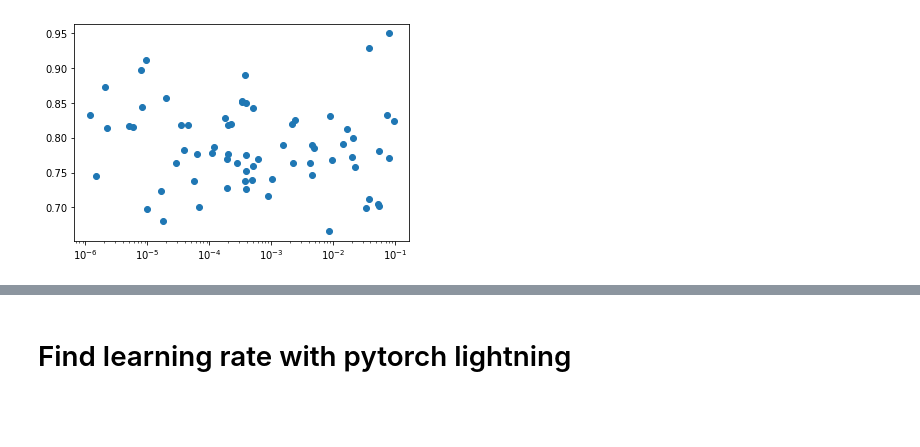
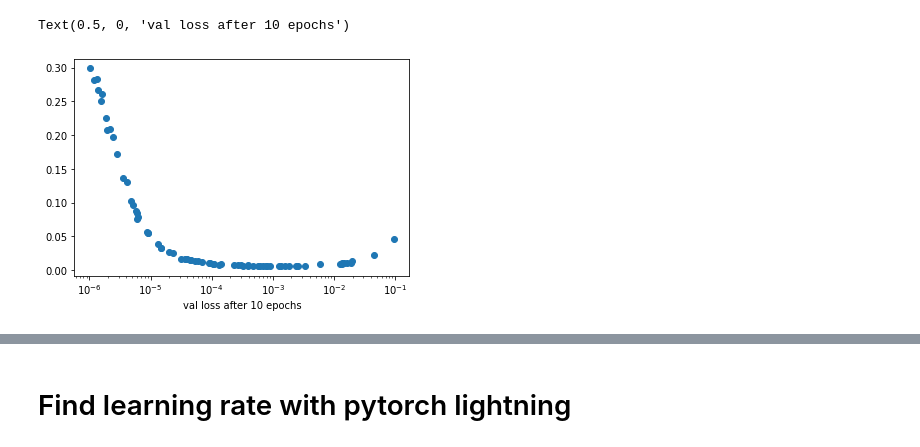
Before and after one commit to apalermo01/hyperparameter-tuning, a Jupyter notebook: analyze results - 20221017.ipynb, the cells around one changed output, grey strips where cells are left out. Drawn from its saved outputs; the diff is of its cells as text; code cells hidden in the pictures; blank space fills up the shorter version.

```diff
--- a/analyze results - 20221017.ipynb
+++ b/analyze results - 20221017.ipynb
@@ -7,4 +37,4 @@ analysis = ExperimentAnalysis("../hparam_results/resnet50_mnist_lr_optim_2022101
 # %%
-df = analysis.results_df
-df = df[df['done'] == True]
+
+# df = df[df['done'] == True]
 # df = df.loc[df['val_loss'].dropna().index, :]
@@ -28,7 +41,12 @@ df
 # %%
 fig, ax = plt.subplots()
-ax.scatter(df['config/training_cfg/optimizer_cfg/args/lr'],
-            df['val_loss'])
+
+df_ten_epoch = df[df['training_iteration']==10]
+ax.scatter(df_ten_epoch['config/optimizer_cfg/args/lr'],
+            df_ten_epoch['val_loss'])
 ax.set_xscale('log')
+ax.set_xlabel("learning_rate")
+ax.set_ylabel("val loss after 10 epochs")
 # %% [output]
+Text(0.5, 0, 'val loss after 10 epochs')
-[figure, old version]
+[figure, new version]
```
Also changed, not shown: parts of 7 cells of this notebook, 2 other files.
